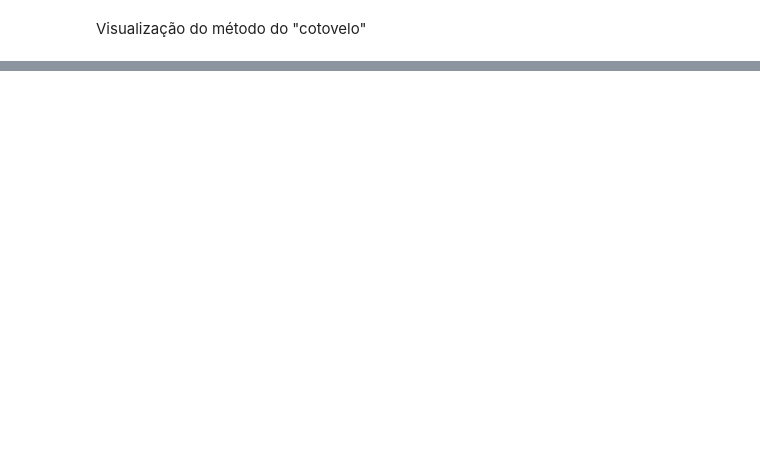
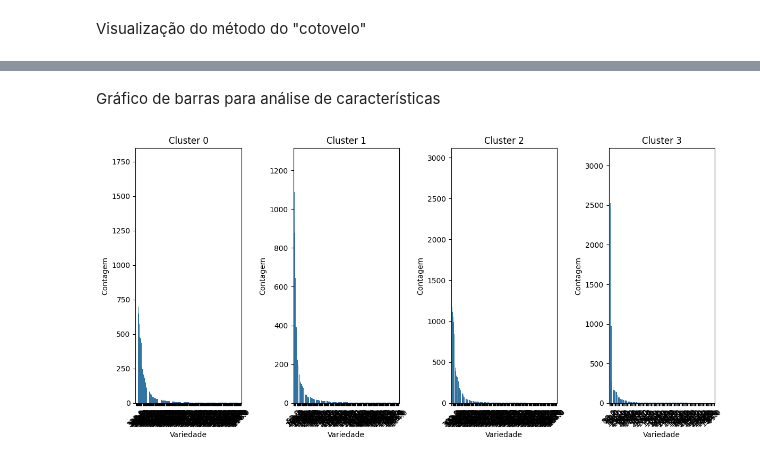
Before and after one commit to Thiagothims/ml_wine, a Jupyter notebook: wine_project.ipynb, the cells around one changed output, grey strips where cells are left out. Cells and saved outputs as stored; diff of their text form; code cells hidden in the pictures; blank space fills up the shorter version.

Commit message:
Criação de gráficos diferentes para análise dos dados

```diff
--- a/wine_project.ipynb
+++ b/wine_project.ipynb
@@ -364,8 +276,0 @@ silhouette_scores = {}
-# %%
-# Testar diferentes métricas de distância
-for metric in distance_metrics:
-    kmeans = KMeans(n_clusters=k, random_state=42)
-    kmeans.fit(data_encoded)
-    labels = kmeans.labels_
-    silhouette_avg = silhouette_score(data_encoded, labels, metric=metric)
-    silhouette_scores[metric] = silhouette_avg
@@ -379,0 +308,4 @@ plt.show()
+# %%
+n_clusters = 4
+kmeans = KMeans(n_clusters=n_clusters, random_state=42, n_init=10)
+kmeans.fit(df)
@@ -379,0 +317,3 @@ plt.show()
+# %%
+# Adicionar os rótulos dos clusters ao DataFrame original
+df['Cluster'] = labels
@@ -379,0 +330,12 @@ plt.show()
+# %%
+# Analisar as características de cada cluster
+for i in range(n_clusters):
+    cluster_data = df[df['Cluster'] == i]
+    print(f"Cluster {i}:")
+    print("Tamanho do cluster:", len(cluster_data))
+    print("Média de pontos:", cluster_data['points'].mean())
+    print("Média de preço:", cluster_data['price'].mean())
+    print("País mais frequente:", cluster_data['country'].mode()[0])
+    print("Província mais frequente:", cluster_data['province'].mode()[0])
+    print("Variedade mais frequente:", cluster_data['variety'].mode()[0])
+    print("---")
@@ -379,0 +395,16 @@ plt.show()
+# %% [markdown]
+Gráfico de barras para análise de características
+# %%
+plt.figure(figsize=(12, 6))
+for i in range(n_clusters):
+    cluster_data = df[df['Cluster'] == i]
+    plt.subplot(1, n_clusters, i+1)
+    sns.countplot(x='variety', data=cluster_data, order=cluster_data['variety'].value_counts().index)
+    plt.xticks(rotation=45)
+    plt.title(f'Cluster {i}')
+    plt.xlabel('Variedade')
+    plt.ylabel('Contagem')
+plt.tight_layout()
+plt.show()
+# %% [output]
+[figure, added]
```
Also changed, not shown: parts of 44 cells of this notebook.
